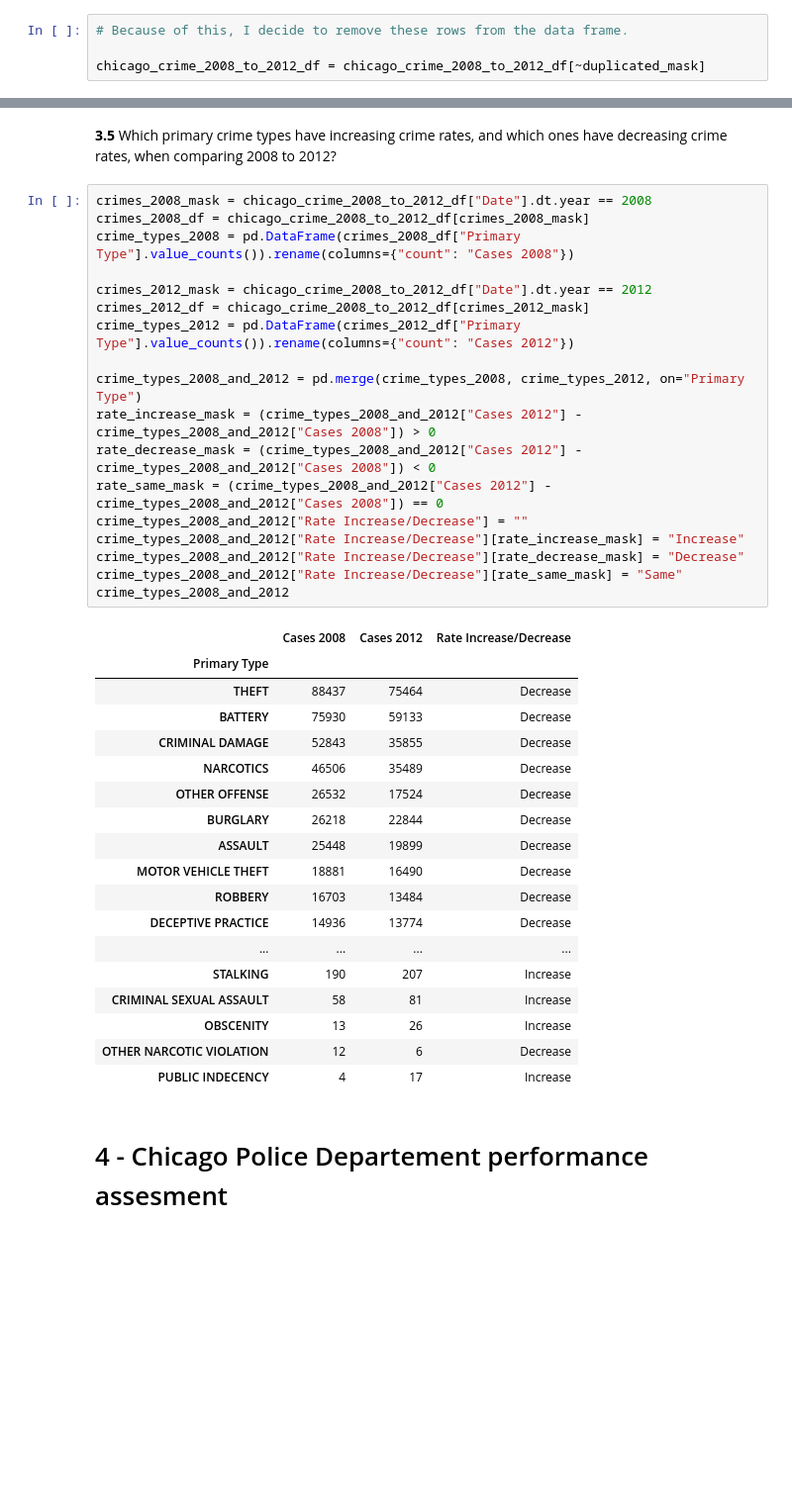
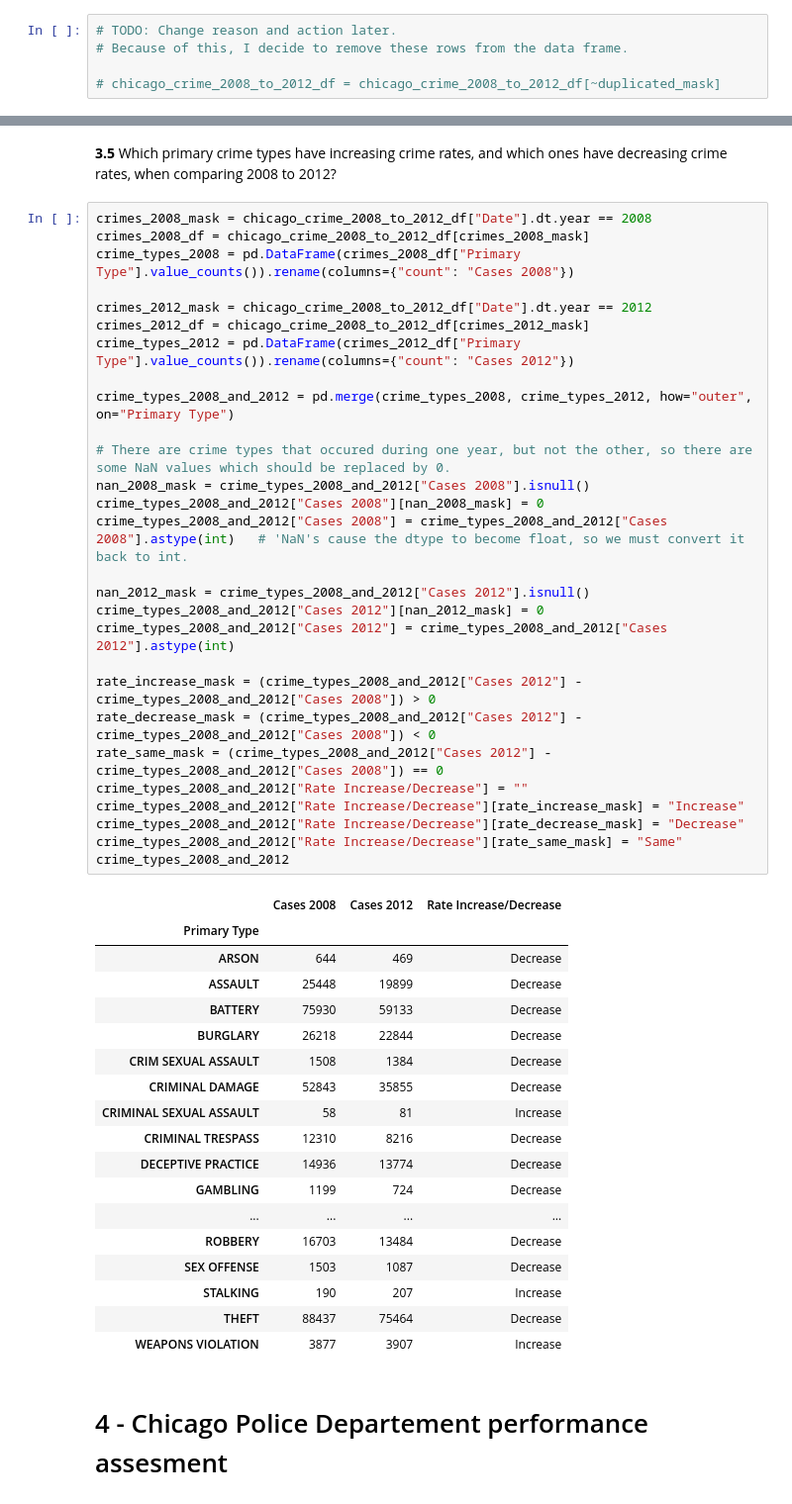
Before and after one commit to SVMino53/aiM24_Databehandling_Inlamning, a Jupyter notebook: chicago.ipynb, the cells around one changed output, grey strips where cells are left out. Shown at 99% size. Saved outputs shown, nothing was run; the diff lists cells and outputs as text; blank space fills up the shorter version.

```diff
--- a/chicago.ipynb
+++ b/chicago.ipynb
@@ -151,9 +152,10 @@ chicago_crime_2008_to_2012_df[duplicated_mask]
 | 353543 | 19261 | HS148489 | 2010-02-02 18:28:00 | 085XX S MORGAN ST | 0110 | HOMICIDE | FIRST DEGREE MURDER | AUTO | ... |
 47 rows × 22 columns
 # %%
+# TODO: Change reason and action later.
 # Because of this, I decide to remove these rows from the data frame.
 
-chicago_crime_2008_to_2012_df = chicago_crime_2008_to_2012_df[~duplicated_mask]
+# chicago_crime_2008_to_2012_df = chicago_crime_2008_to_2012_df[~duplicated_mask]
 # %% [markdown]
 **2.2** What columns in the crime dataset has missing values, and how many are they?
 # %%
@@ -232,40 +247,50 @@ The crime rate has decreased by 21.27% from 2008 to 2012.
 # %%
 crimes_2008_mask = chicago_crime_2008_to_2012_df["Date"].dt.year == 2008
 crimes_2008_df = chicago_crime_2008_to_2012_df[crimes_2008_mask]
 crime_types_2008 = pd.DataFrame(crimes_2008_df["Primary Type"].value_counts()).rename(columns={"count": "Cases 2008"})
 
 crimes_2012_mask = chicago_crime_2008_to_2012_df["Date"].dt.year == 2012
 crimes_2012_df = chicago_crime_2008_to_2012_df[crimes_2012_mask]
 crime_types_2012 = pd.DataFrame(crimes_2012_df["Primary Type"].value_counts()).rename(columns={"count": "Cases 2012"})
 
-crime_types_2008_and_2012 = pd.merge(crime_types_2008, crime_types_2012, on="Primary Type")
+crime_types_2008_and_2012 = pd.merge(crime_types_2008, crime_types_2012, how="outer", on="Primary Type")
+
+# There are crime types that occured during one year, but not the other, so there are some NaN values which should be replaced by 0.
+nan_2008_mask = crime_types_2008_and_2012["Cases 2008"].isnull()
+crime_types_2008_and_2012["Cases 2008"][nan_2008_mask] = 0
+crime_types_2008_and_2012["Cases 2008"] = crime_types_2008_and_2012["Cases 2008"].astype(int)   # 'NaN's cause the dtype to become float, so we must convert it back to int.
+
+nan_2012_mask = crime_types_2008_and_2012["Cases 2012"].isnull()
+crime_types_2008_and_2012["Cases 2012"][nan_2012_mask] = 0
+crime_types_2008_and_2012["Cases 2012"] = crime_types_2008_and_2012["Cases 2012"].astype(int)
+
 rate_increase_mask = (crime_types_2008_and_2012["Cases 2012"] - crime_types_2008_and_2012["Cases 2008"]) > 0
 rate_decrease_mask = (crime_types_2008_and_2012["Cases 2012"] - crime_types_2008_and_2012["Cases 2008"]) < 0
 rate_same_mask = (crime_types_2008_and_2012["Cases 2012"] - crime_types_2008_and_2012["Cases 2008"]) == 0
 crime_types_2008_and_2012["Rate Increase/Decrease"] = ""
 crime_types_2008_and_2012["Rate Increase/Decrease"][rate_increase_mask] = "Increase"
 crime_types_2008_and_2012["Rate Increase/Decrease"][rate_decrease_mask] = "Decrease"
 crime_types_2008_and_2012["Rate Increase/Decrease"][rate_same_mask] = "Same"
 crime_types_2008_and_2012
 # %% [output]
 |  | Cases 2008 | Cases 2012 | Rate Increase/Decrease |
 | Primary Type |  |  |  |
+| ARSON | 644 | 469 | Decrease |
+| ASSAULT | 25448 | 19899 | Decrease |
+| BATTERY | 75930 | 59133 | Decrease |
+| BURGLARY | 26218 | 22844 | Decrease |
+| CRIM SEXUAL ASSAULT | 1508 | 1384 | Decrease |
+| CRIMINAL DAMAGE | 52843 | 35855 | Decrease |
+| CRIMINAL SEXUAL ASSAULT | 58 | 81 | Increase |
+| CRIMINAL TRESPASS | 12310 | 8216 | Decrease |
+| DECEPTIVE PRACTICE | 14936 | 13774 | Decrease |
+| GAMBLING | 1199 | 724 | Decrease |
+| ... | ... | ... | ... |
+| ROBBERY | 16703 | 13484 | Decrease |
+| SEX OFFENSE | 1503 | 1087 | Decrease |
+| STALKING | 190 | 207 | Increase |
 | THEFT | 88437 | 75464 | Decrease |
-| BATTERY | 75930 | 59133 | Decrease |
-| CRIMINAL DAMAGE | 52843 | 35855 | Decrease |
-| NARCOTICS | 46506 | 35489 | Decrease |
-| OTHER OFFENSE | 26532 | 17524 | Decrease |
-| BURGLARY | 26218 | 22844 | Decrease |
-| ASSAULT | 25448 | 19899 | Decrease |
-| MOTOR VEHICLE THEFT | 18881 | 16490 | Decrease |
-| ROBBERY | 16703 | 13484 | Decrease |
-| DECEPTIVE PRACTICE | 14936 | 13774 | Decrease |
-| ... | ... | ... | ... |
-| STALKING | 190 | 207 | Increase |
-| CRIMINAL SEXUAL ASSAULT | 58 | 81 | Increase |
-| OBSCENITY | 13 | 26 | Increase |
-| OTHER NARCOTIC VIOLATION | 12 | 6 | Decrease |
-| PUBLIC INDECENCY | 4 | 17 | Increase |
+| WEAPONS VIOLATION | 3877 | 3907 | Increase |
 # %% [markdown]
 # 4 - Chicago Police Departement performance assesment
 # %% [markdown]
```
Also changed, not shown: parts of 6 cells of this notebook.
